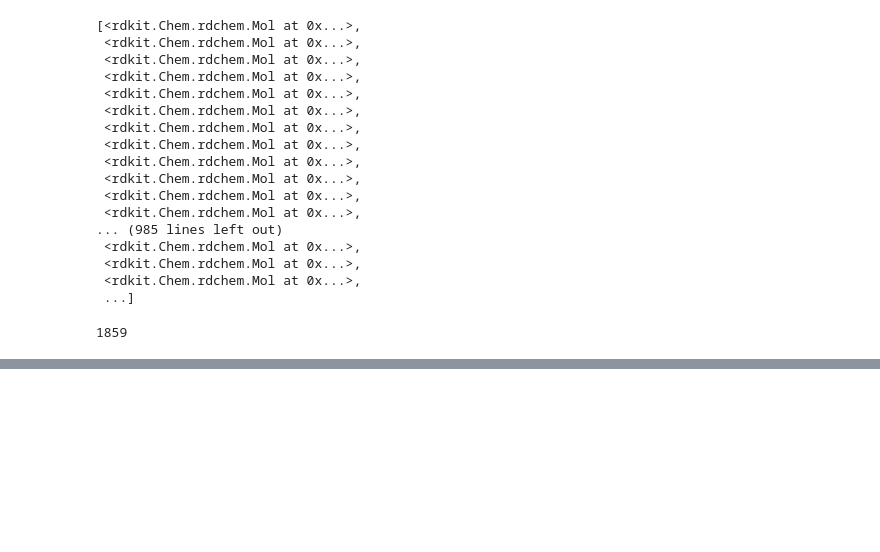
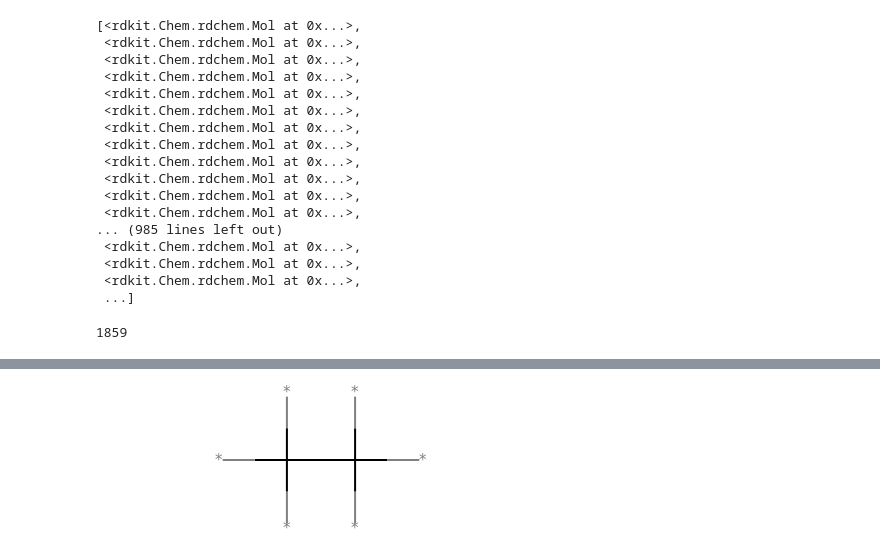
Before and after one commit to lilleswing/jt-vae, a Jupyter notebook: dev_tree_decomp.ipynb, the cells around one changed output, grey strips where cells are left out. Cells and saved outputs as stored; diff of their text form; code cells hidden in the pictures; blank space fills up the shorter version.

```diff
--- a/dev_tree_decomp.ipynb
+++ b/dev_tree_decomp.ipynb
@@ -324,0 +354,4 @@ atom.SetFormalCharge(0)
+# %%
+fragments[0]
+# %% [output]
+[figure, added]
```
Also changed, not shown: parts of 50 cells of this notebook, 5 other files.
